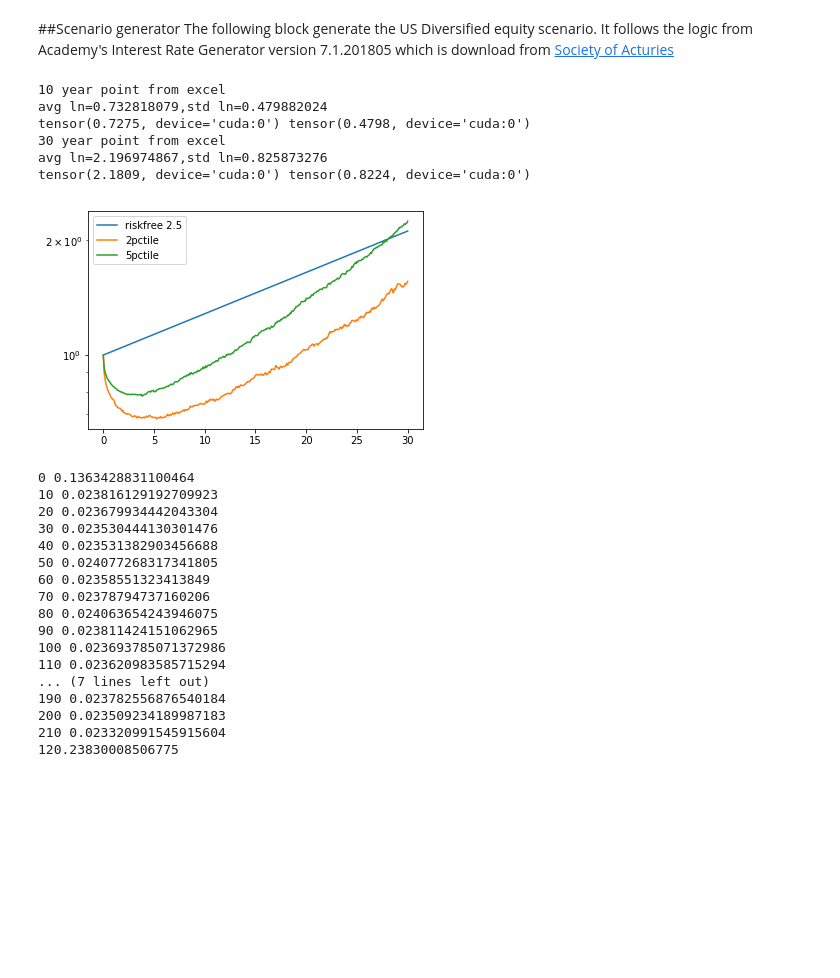
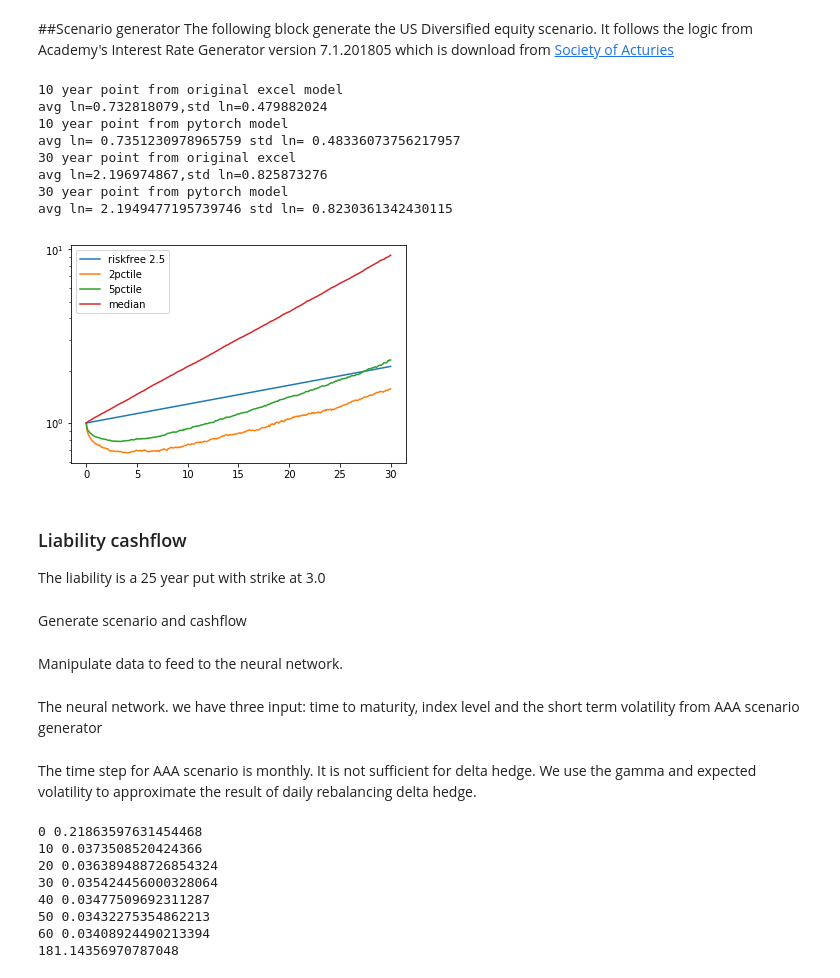
Before and after one commit to yufeng66/FutureGreeks, a Jupyter notebook: AAA_scenario_10yr_put.ipynb, the cells around one changed output. Saved outputs shown, nothing was run; the diff lists cells and outputs as text; code cells hidden in the pictures; blank space fills up the shorter version.

```diff
--- a/AAA_scenario_10yr_put.ipynb
+++ b/AAA_scenario_10yr_put.ipynb
@@ -107,33 +107,46 @@ def aaa_us(N:int=10000, T:int=360, sigma_0:float=0.1476, device:str="cuda"):
 # %%
 us, sigma = aaa_us()
 log120=torch.log(us[:,120])
 log360=torch.log(us[:,360])
-print("10 year point from excel \navg ln=0.732818079,std ln=0.479882024")
-print(log120.mean(),log120.std())
-print("30 year point from excel \navg ln=2.196974867,std ln=0.825873276")
-print(log360.mean(),log360.std())
+print("10 year point from original excel model \navg ln=0.732818079,std ln=0.479882024")
+print("10 year point from pytorch model")
+print("avg ln=",log120.mean().item(),"std ln=",log120.std().item())
+print("30 year point from original excel \navg ln=2.196974867,std ln=0.825873276")
+print("30 year point from pytorch model")
+print("avg ln=",log360.mean().item(),"std ln=",log360.std().item())
 
 import matplotlib.pyplot as plt
 import numpy as np
 us=us.to('cpu').numpy()
 pct2=np.percentile(us,2,axis=0)
 pct5=np.percentile(us,5,axis=0)
+pct50=np.percentile(us,50,axis=0)
+
 t2=torch.linspace(0,30,361).cpu().numpy()
 rf2=np.exp(.025*t2)
 plt.plot(t2,rf2,label='riskfree 2.5')
 plt.plot(t2,pct2,label='2pctile')
 plt.plot(t2,pct5,label='5pctile')
+plt.plot(t2,pct50,label='median')
+
+
 plt.yscale('log')
 plt.legend()
 plt.show()
 # %% [output]
-10 year point from excel
+10 year point from original excel model
 avg ln=0.732818079,std ln=0.479882024
-tensor(0.7275, device='cuda:0') tensor(0.4798, device='cuda:0')
-30 year point from excel
+10 year point from pytorch model
+avg ln= 0.7351230978965759 std ln= 0.48336073756217957
+30 year point from original excel
 avg ln=2.196974867,std ln=0.825873276
-tensor(2.1809, device='cuda:0') tensor(0.8224, device='cuda:0')
+30 year point from pytorch model
+avg ln= 2.1949477195739746 std ln= 0.8230361342430115
-[figure, old version]
+[figure, new version]
+# %% [markdown]
+### Liability cashflow
+
+The liability is a 25 year put with strike at 3.0
 # %%
 def cashflow_1(scenario):
   """
@@ -144,6 +157,8 @@ def cashflow_1(scenario):
   cf=torch.zeros_like(scenario)
   cf[:,-1].add_(payout)
   return cf
+# %% [markdown]
+Generate scenario and cashflow
 # %%
 K1, K2 = 6, 10
 N1=2**K1   #batch count
@@ -172,6 +187,8 @@ chg=idx[:,:,1:]*disc[:,:,1:]-idx[:,:,:-1]*disc[:,:,:-1]
 # chg2 is the second order discounted to time zero
 chg2=torch.log(idx[:,:,1:]/idx[:,:,:-1])**2-((sigma[:,:,1:])**2)/12
 chg2=chg2*disc[:,:,1:]
+# %% [markdown]
+Manipulate data to feed to the neural network.
 # %%
 t=torch.linspace(T/12,1/12,T,device=device)  #time to maturity
 t=t.repeat(N1,N2,1)
@@ -180,6 +197,8 @@ s.requires_grad=True
 v=sigma[:,:,:-1].view(N1,N2,T,1)
 t=t.view(N1,N2,T,1)
 tsv=torch.cat((t,s,v),3)
+# %% [markdown]
+The neural network. we have three input: time to maturity, index level and the short term volatility from AAA scenario generator
 # %%
 model_delta = torch.nn.Sequential(
     torch.nn.Linear(3, 32),
@@ -190,6 +209,8 @@ model_delta = torch.nn.Sequential(
     torch.nn.Sigmoid(),
 )
 model_delta = model_delta.to(device)
+# %% [markdown]
+The time step for AAA scenario is monthly. It is not sufficient for delta hedge. We use the gamma and expected volatility to approximate the result of daily rebalancing delta hedge.
 # %%
 import time
 optimizer = torch.optim.AdamW(model_delta.parameters(),lr=0.02,
@@ -216,27 +237,18 @@ for t in range(300):
         optimizer.step()
     if t%10==0: print(t,loss.item())
     t2=time.time()
-    if t2-t1> 120:
-      print(t2-t1)
+    if t2-t1> 180:
       break
+print(t2-t1)
 # %% [output]
-0 0.1363428831100464
-10 0.023816129192709923
-20 0.023679934442043304
-30 0.023530444130301476
-40 0.023531382903456688
-50 0.024077268317341805
-60 0.02358551323413849
-70 0.02378794737160206
-80 0.024063654243946075
-90 0.023811424151062965
-100 0.023693785071372986
-110 0.023620983585715294
-... (7 lines left out)
-190 0.023782556876540184
-200 0.023509234189987183
-210 0.023320991545915604
-120.23830008506775
+0 0.21863597631454468
+10 0.0373508520424366
+20 0.036389488726854324
+30 0.035424456000328064
+40 0.03477509692311287
+50 0.03432275354862213
+60 0.03408924490213394
+181.14356970787048
 # %%
 import scipy.stats as si
 def call_bs(S, K, r, q, T, sigma):
```
Also changed, not shown: parts of 16 cells of this notebook.
